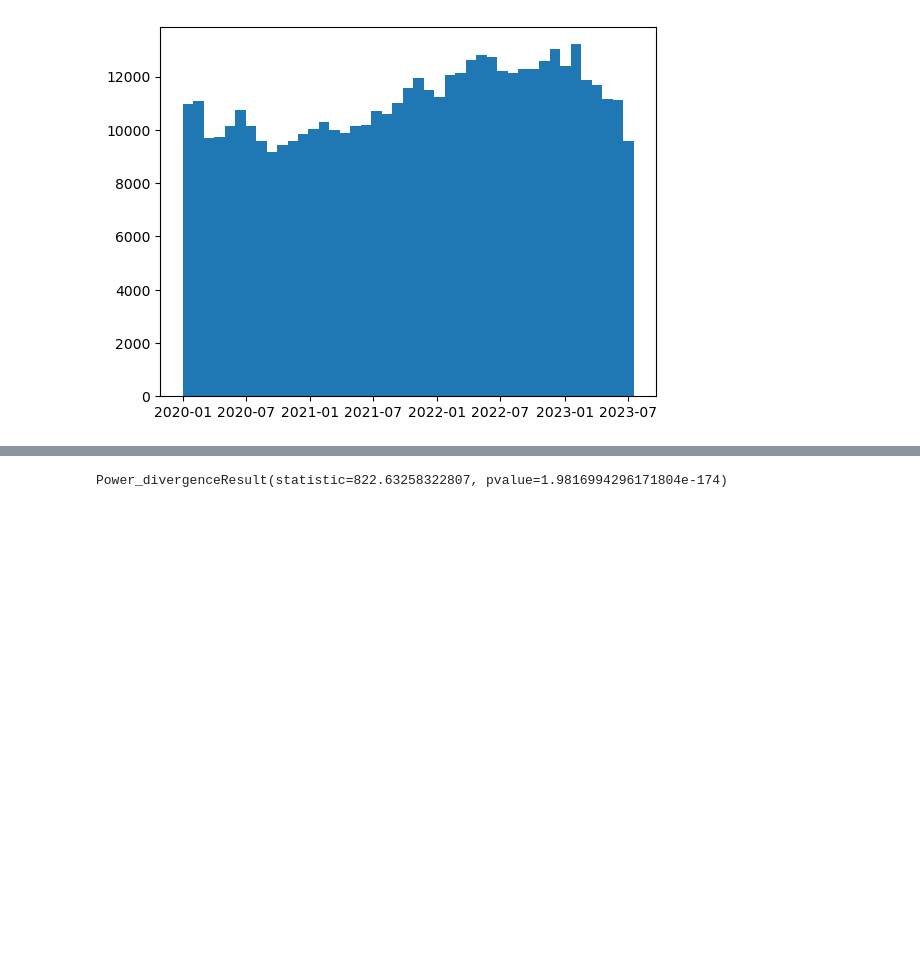
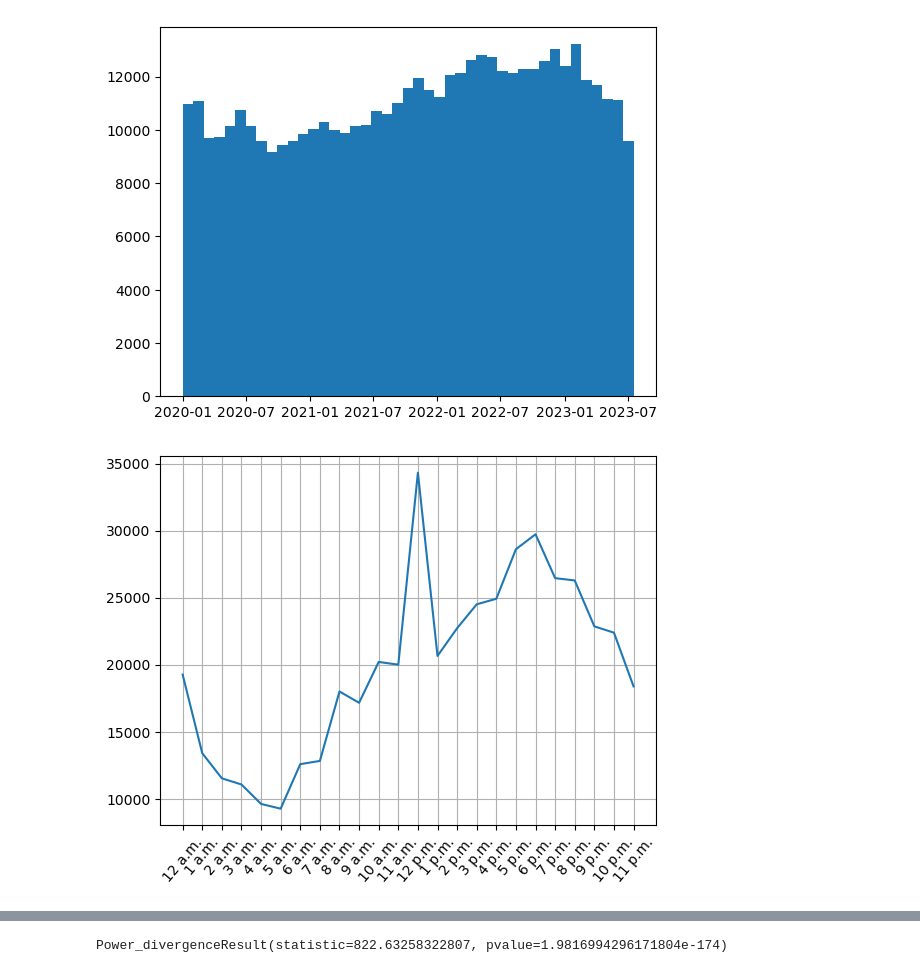
Before and after one commit to rpearce1/LA-Crime, a Jupyter notebook: LA_Crime.ipynb, the cells around one changed output, grey strips where cells are left out. Cells and saved outputs as stored; diff of their text form; code cells hidden in the pictures; blank space fills up the shorter version.

```diff
--- a/LA_Crime.ipynb
+++ b/LA_Crime.ipynb
@@ -206,3 +210,18 @@ plt.show()
 #other and violent not affected by covid
 # %% [output]
 [figure]
+# %%
+bins = [-1,0,1,2,3,4,5,6,7,8,9,10,11,12,13,14,15,16,17,18,19,20,21,22,23]
+time_labels = ['12 a.m.','1 a.m.','2 a.m.','3 a.m.','4 a.m.','5 a.m.','6 a.m.','7 a.m.','8 a.m.','9 a.m.','10 a.m.','11 a.m.','12 p.m.','1 p.m.','2 p.m.','3 p.m.','4 p.m.','5 p.m.','6 p.m.','7 p.m.','8 p.m.','9 p.m.','10 p.m.','11 p.m.']
+standard_times = [crime_df['dt'][i].hour for i in range(len(crime_df))]
+times = pd.cut(standard_times,bins,labels=time_labels,include_lowest=True)
+crime_df['time'] = times
+# %%
+crime_type_df = crime_df[(crime_df['type'] == 'property')]
+tvc = crime_type_df.groupby('time')['TIME OCC'].count()
+plt.plot(tvc.index,tvc.values)
+plt.xticks(rotation=50)
+plt.grid()
+plt.show()
+# %% [output]
+[figure, added]
```
Also changed, not shown: parts of 19 cells of this notebook, 1 other file.
